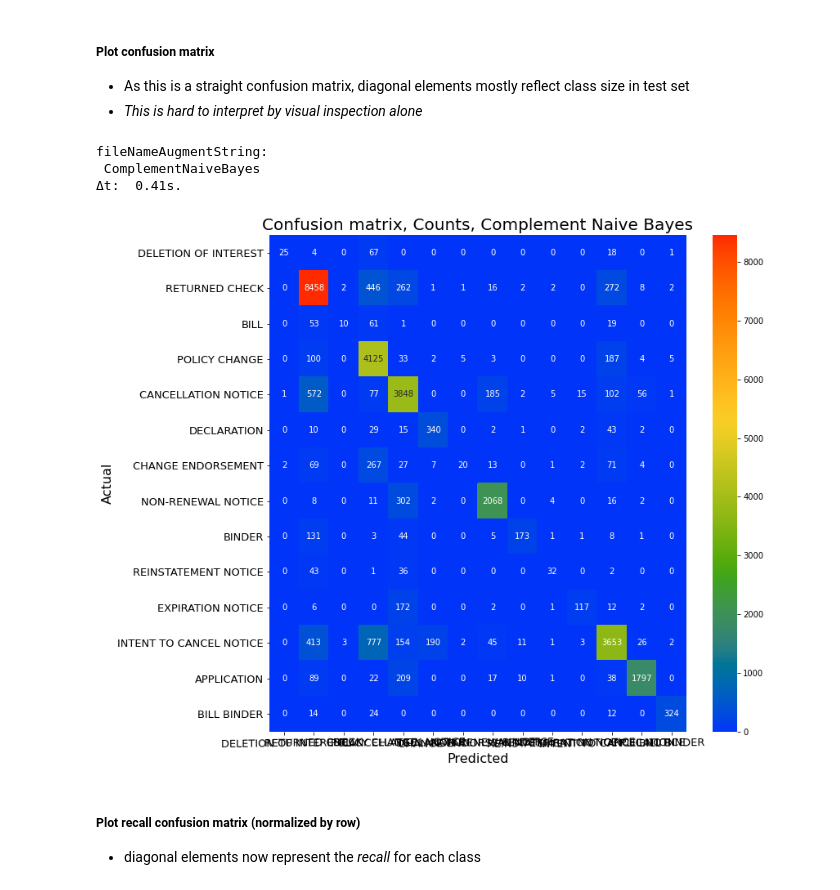
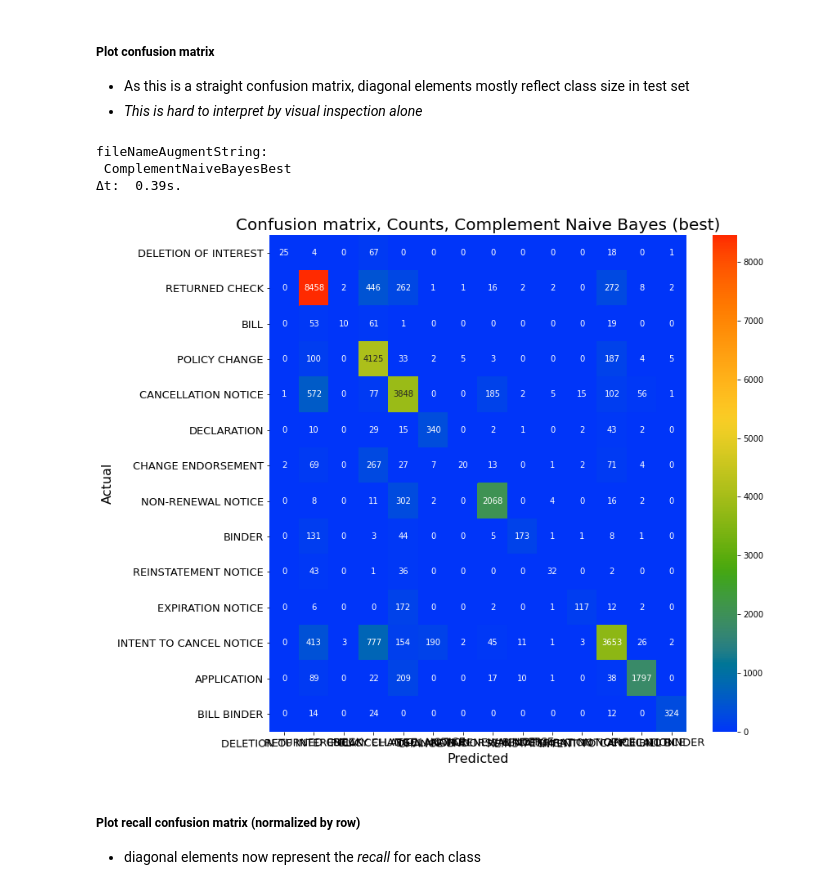
Before and after one commit to mw0/document-classification-test, a Jupyter notebook: notebook/DocumentClassificationTest.ipynb, the cells around one changed output. Saved outputs shown, nothing was run; the diff lists cells and outputs as text; code cells hidden in the pictures.

```diff
--- a/notebook/DocumentClassificationTest.ipynb
+++ b/notebook/DocumentClassificationTest.ipynb
@@ -1003,16 +1003,16 @@ titleFontSz = 20
 # %%
 fig, ax = plt.subplots(1, 1, figsize=(12, 12))
 ph.plotConfusionMatrix(confusionMat, saveAs=None, xlabels=categories,
-                       ylabels=categories, titleText = 'Complement Naive Bayes',
+                       ylabels=categories, titleText = 'Complement Naive Bayes (best)',
                        ax = ax,  xlabelFontSz=labelFontSz,
                        xtickRotate=0.65, ytickRotate=0.0,
                        ylabelFontSz=labelFontSz, xtickFontSz=tickFontSz,
                        ytickFontSz=tickFontSz, titleFontSz=titleFontSz)
 # %% [output]
 fileNameAugmentString:
- ComplementNaiveBayes
-Δt:  0.41s.
+ ComplementNaiveBayesBest
+Δt:  0.39s.
-[figure, old version]
+[figure, new version]
 # %% [markdown]
 ##### Plot recall confusion matrix (normalized by row)
 
```
Also changed, not shown: parts of 19 cells of this notebook, 1 other file.
